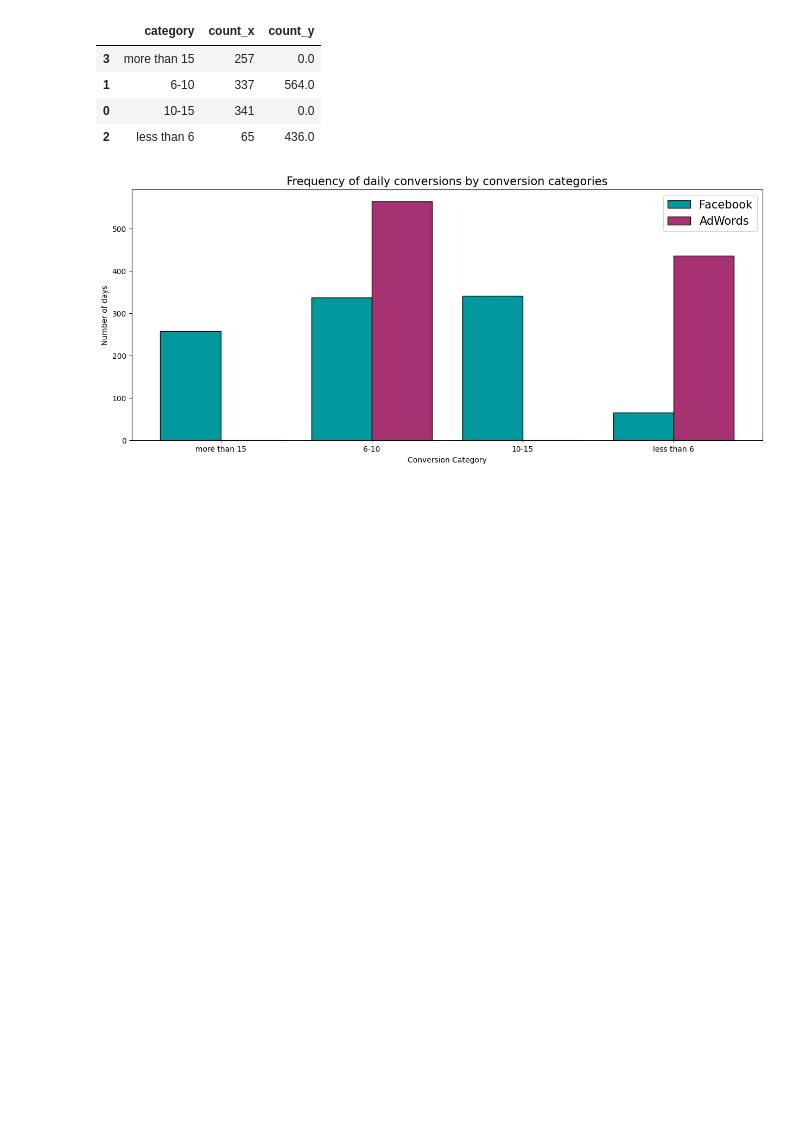
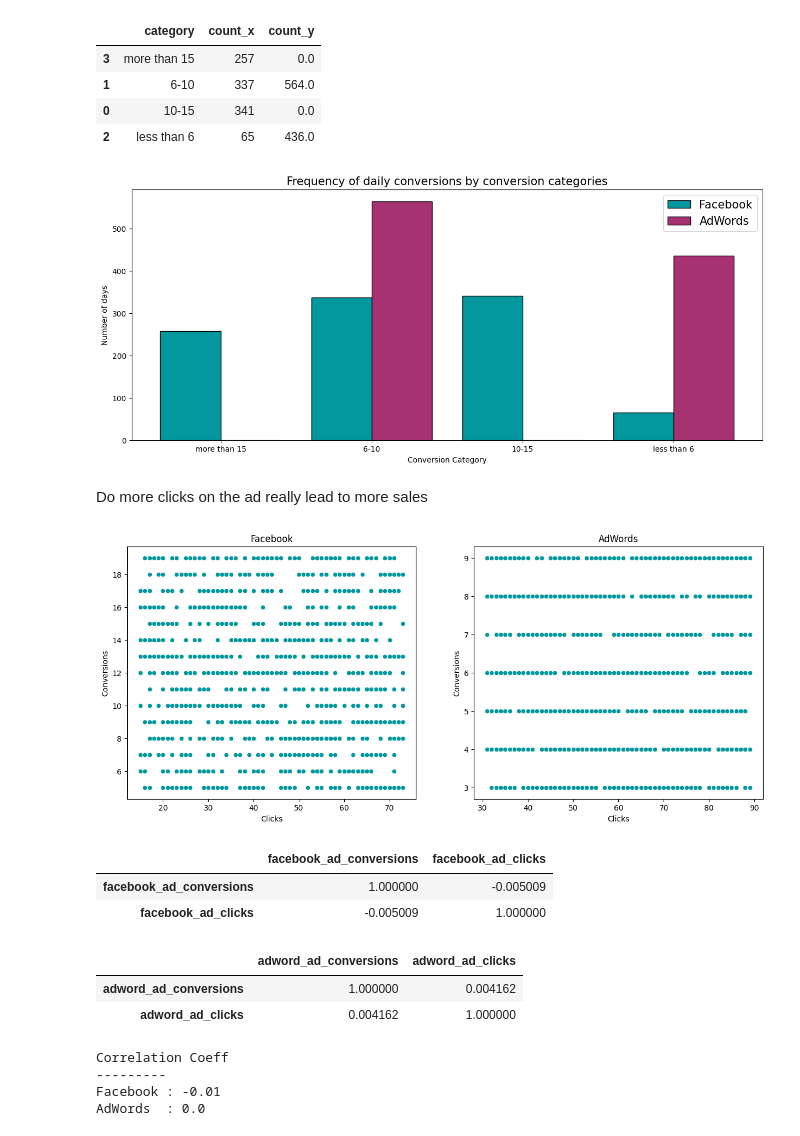
Before and after one commit to prashanth-ds-ml/A-B-testing-playbook, a Jupyter notebook: notebooks/P1_ab_testing.ipynb, the cells around one changed output. Cells and saved outputs as stored; diff of their text form; code cells hidden in the pictures; blank space fills up the shorter version.

```diff
--- a/notebooks/P1_ab_testing.ipynb
+++ b/notebooks/P1_ab_testing.ipynb
@@ -219,3 +221,45 @@ plt.legend(fontsize = 15)
 plt.show()
 # %% [output]
 [figure]
+# %% [markdown]
+Do more clicks on the ad really lead to more sales
+# %%
+plt.figure(figsize=(15,6))
+plt.subplot(1,2,1)
+plt.title('Facebook')
+sns.scatterplot(x = df['facebook_ad_clicks'],y = df['facebook_ad_conversions'], color = '#03989E')
+plt.xlabel('Clicks')
+plt.ylabel('Conversions')
+
+plt.subplot(1,2,2)
+plt.title('AdWords')
+sns.scatterplot(x = df['adword_ad_clicks'],y = df['adword_ad_conversions'], color = '#03989E')
+plt.xlabel('Clicks')
+plt.ylabel('Conversions')
+
+plt.show()
+# %% [output]
+[figure, added]
+# %%
+facebook_corr = df[['facebook_ad_conversions','facebook_ad_clicks']].corr()
+facebook_corr
+# %% [output]
+|  | facebook_ad_conversions | facebook_ad_clicks |
+| facebook_ad_conversions | 1.000000 | -0.005009 |
+| facebook_ad_clicks | -0.005009 | 1.000000 |
+# %%
+adwords_corr = df[['adword_ad_conversions','adword_ad_clicks']].corr()
+adwords_corr
+# %% [output]
+|  | adword_ad_conversions | adword_ad_clicks |
+| adword_ad_conversions | 1.000000 | 0.004162 |
+| adword_ad_clicks | 0.004162 | 1.000000 |
+# %%
+print('Correlation Coeff \n---------')
+print('Facebook :', round(facebook_corr.values[0, 1], 2))
+print('AdWords  :', round(adwords_corr.values[0, 1], 2))
+# %% [output]
+Correlation Coeff
+---------
+Facebook : -0.01
+AdWords  : 0.0
```
Also changed, not shown: parts of 7 cells of this notebook.
